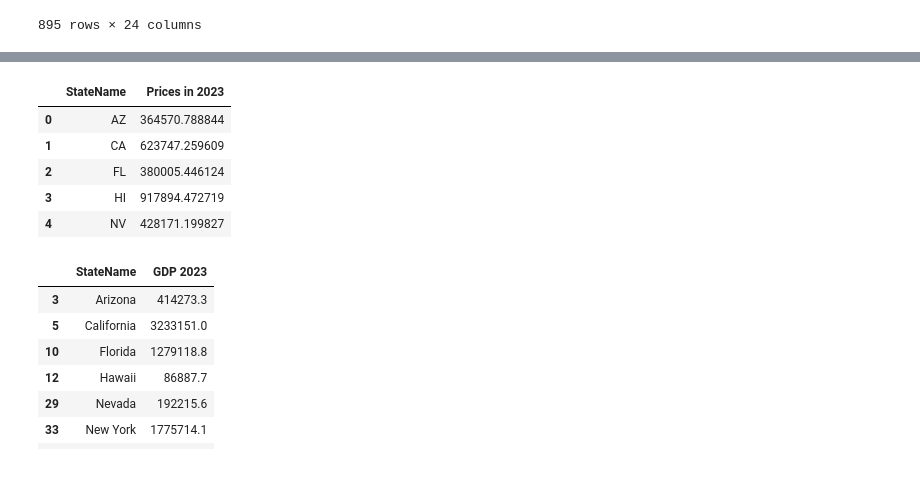
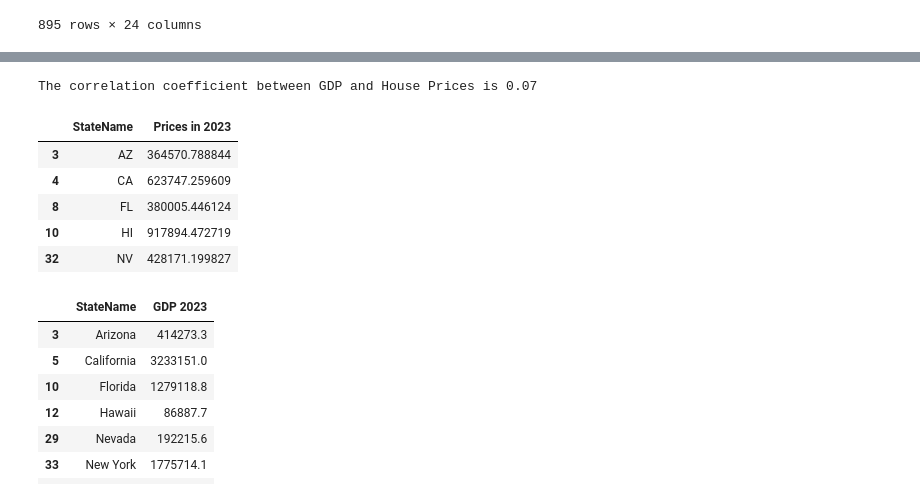
Before and after one commit to elgnol/RealEstate_Project_3, a Jupyter notebook: Long/GDP_vs_housing_price.ipynb, the cells around one changed output, grey strips where cells are left out. Drawn from its saved outputs; the diff is of its cells as text; code cells hidden in the pictures.

```diff
--- a/Long/GDP_vs_housing_price.ipynb
+++ b/Long/GDP_vs_housing_price.ipynb
@@ -49,3 +49,12 @@ home_df_filtered
 | 893 | 395188 | 938 | Vernon, TX | msa | TX | 98318.432899 | 97243.204942 | 98476.486651 | 100112.568438 | ... |
 | 894 | 394767 | 939 | Lamesa, TX | msa | TX | 109400.971160 | 107788.978895 | 107633.317925 | 107393.278709 | ... |
 895 rows × 24 columns
+# %%
+df_sorted = home_df_filtered.sort_values(by='StateName')
+df_sorted.drop(['RegionType', 'SizeRank', 'RegionID'], axis = 1, inplace = True)
+# List of columns to keep
+columns_to_keep = ['RegionName', 'StateName', '2023-12-31']
+df_all = df_sorted[columns_to_keep]
+df_all = df_all.rename(columns={'2023-12-31': 'Prices in 2023'})
+df_all = df_all.groupby('StateName')['Prices in 2023'].mean().reset_index()
+df_all.head()
@@ -52,24 +147,21 @@ home_df_filtered
+# %%
+import scipy.stats as st
+print(f"The correlation coefficient between GDP and House Prices is {round(st.pearsonr(gdp,prices)[0],2)}")
+# %% [output]
+The correlation coefficient between GDP and House Prices is 0.07
 # %%
 # Does state with higher the GDP have a difference in housing prices compare to states with lower GDP?
-df_sorted = home_df_filtered.sort_values(by='StateName')
-df_sorted.drop(['RegionType', 'SizeRank', 'RegionID'], axis = 1, inplace = True)
-# List of columns to keep
-columns_to_keep = ['RegionName', 'StateName', '2023-12-31']
-
 # Filter the DataFrame to keep only the selected columns
-df_filtered = df_sorted[columns_to_keep]
 states = ['AZ','CA','TX','NY','HI','NV', 'FL', 'OR', 'WA', 'UT']
-df_filtered = df_filtered[df_filtered['StateName'].isin(states)]
-df_filtered = df_filtered.rename(columns={'2023-12-31': 'Prices in 2023'})
-df_filtered = df_filtered.groupby('StateName')['Prices in 2023'].mean().reset_index()
+df_filtered = df_all[df_all['StateName'].isin(states)]
 df_filtered.head()
 # %% [output]
 |  | StateName | Prices in 2023 |
-| 0 | AZ | 364570.788844 |
-| 1 | CA | 623747.259609 |
-| 2 | FL | 380005.446124 |
-| 3 | HI | 917894.472719 |
-| 4 | NV | 428171.199827 |
+| 3 | AZ | 364570.788844 |
+| 4 | CA | 623747.259609 |
+| 8 | FL | 380005.446124 |
+| 10 | HI | 917894.472719 |
+| 32 | NV | 428171.199827 |
 # %%
 gdp_df = pd.read_csv('../Source/GDP_2023.csv')
 gdp_states = ['Arizona', 'California', 'Texas', 'New York', 'Hawaii', 'Nevada', 'Florida', 'Oregon', 'Washington', 'Utah']
```
Also changed, not shown: parts of 8 cells of this notebook.
